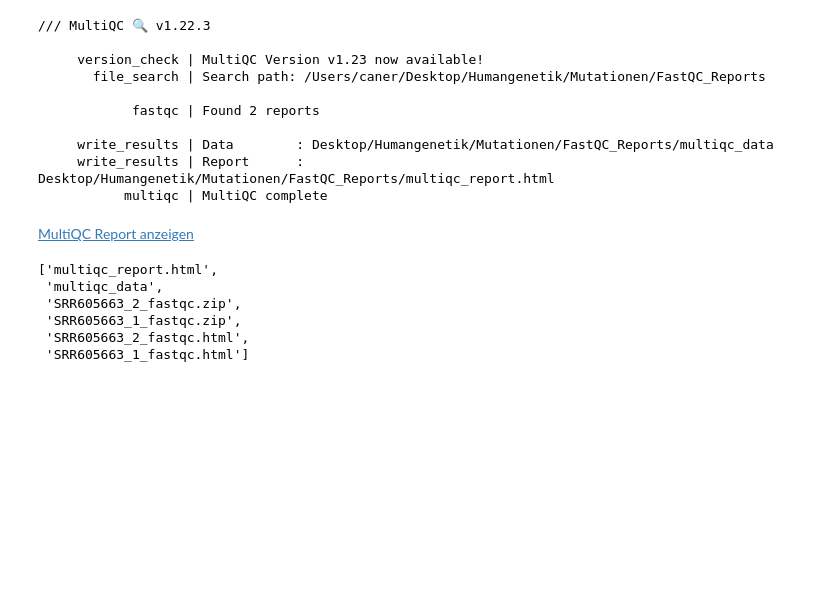
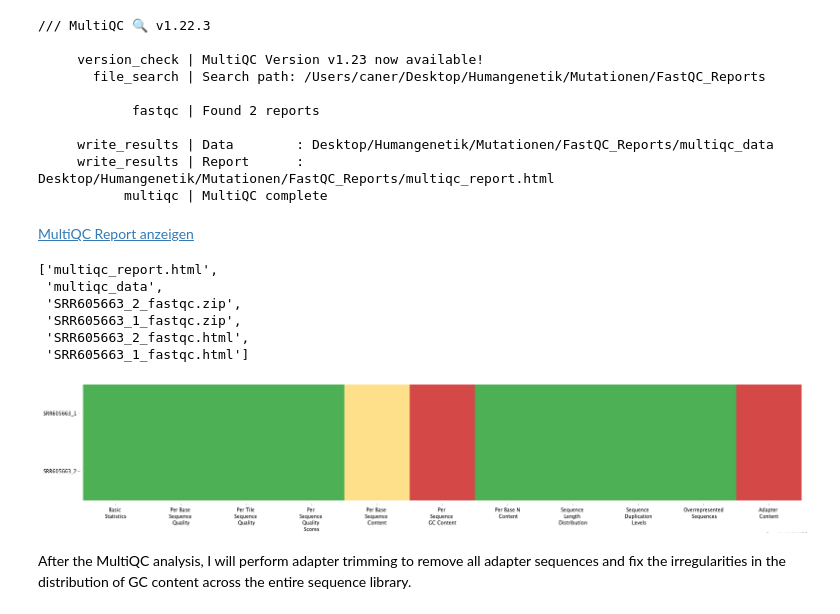
Before and after one commit to TC851/Genetic-mutations-in-disease-genes-, a Jupyter notebook: Genetic mutations in disease genes .ipynb, the cells around one changed output. Drawn from its saved outputs; the diff is of its cells as text; code cells hidden in the pictures; blank space fills up the shorter version.

```diff
--- a/Genetic mutations in disease genes .ipynb
+++ b/Genetic mutations in disease genes .ipynb
@@ -160,3 +160,11 @@ MultiQC Report anzeigen
  'SRR605663_1_fastqc.zip',
  'SRR605663_2_fastqc.html',
  'SRR605663_1_fastqc.html']
+# %%
+image_path = "/Users/caner/Desktop/Humangenetik/Mutationen/FastQC_Reports/MultiQC.png"
+
+display(Image(filename=image_path))
+# %% [output]
+[figure, added]
+# %% [markdown]
+After the MultiQC analysis, I will perform adapter trimming to remove all adapter sequences and fix the irregularities in the distribution of GC content across the entire sequence library.
```
Also changed, not shown: parts of 1 cell of this notebook.
